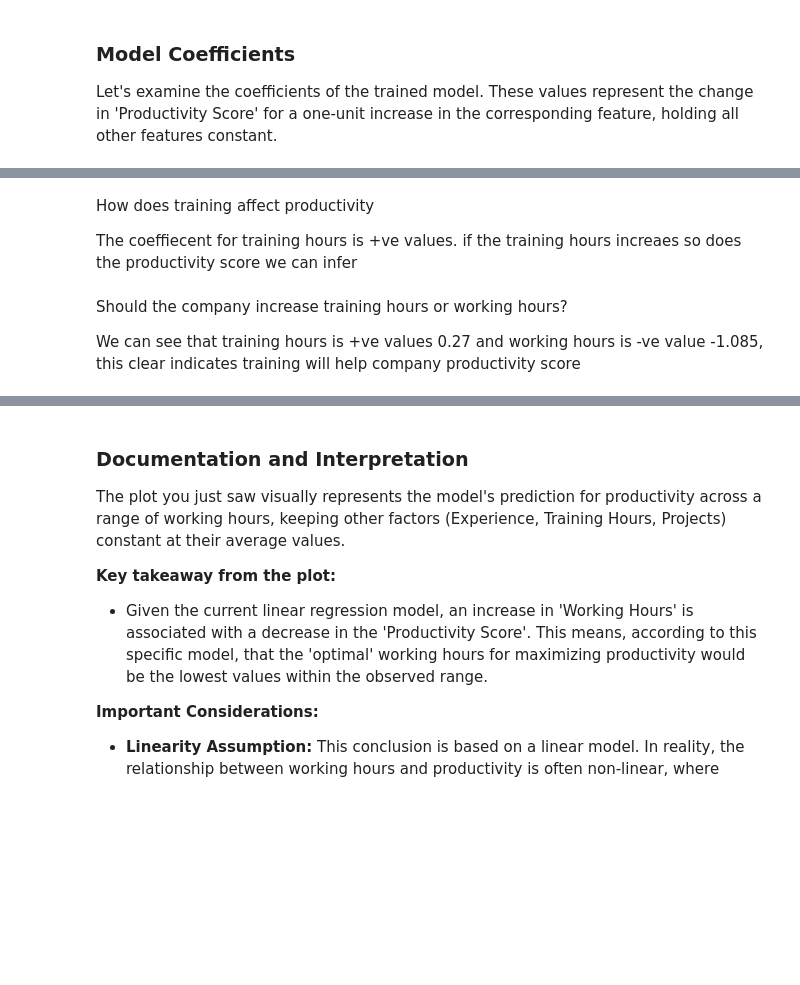
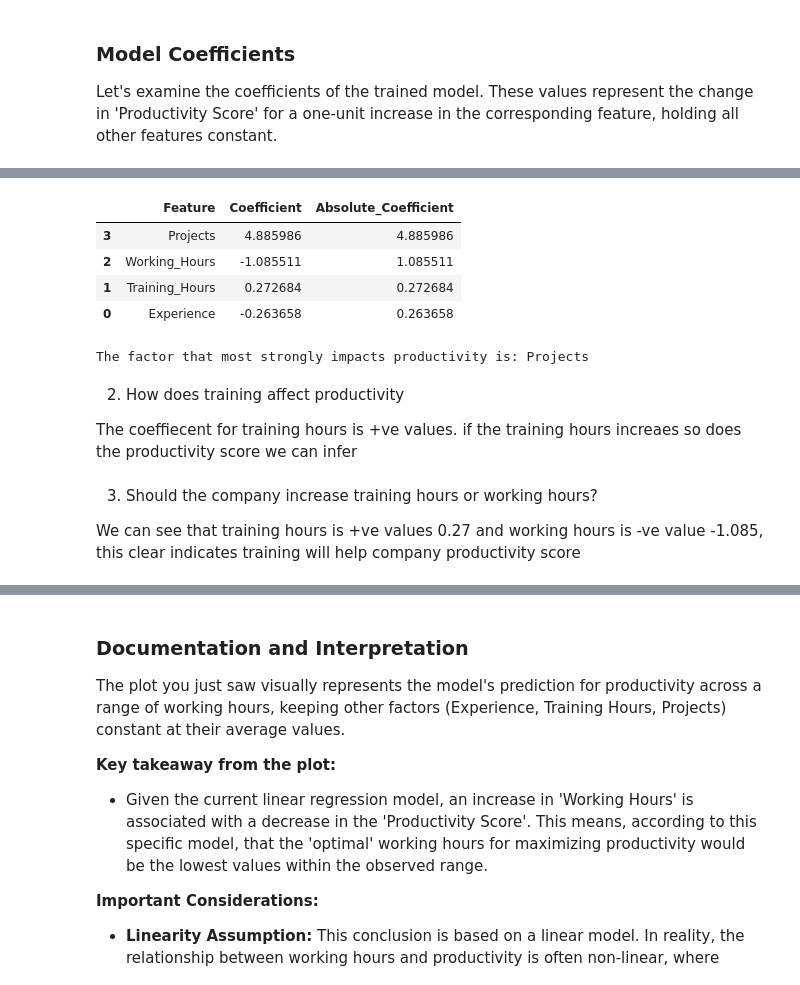
Before and after one commit to bhoomikaiyer540-hash/arugithub, a Jupyter notebook: Problem1.ipynb, the cells around one changed output, grey strips where cells are left out. Saved outputs shown, nothing was run; the diff lists cells and outputs as text; code cells hidden in the pictures; blank space fills up the shorter version.

```diff
--- a/Problem1.ipynb
+++ b/Problem1.ipynb
@@ -81,9 +121,21 @@ display(coefficients)
+# %%
+display(coefficients)
+
+most_impactful_feature = coefficients.iloc[0]['Feature']
+print(f"The factor that most strongly impacts productivity is: {most_impactful_feature}")
+# %% [output]
+|  | Feature | Coefficient | Absolute_Coefficient |
+| 3 | Projects | 4.885986 | 4.885986 |
+| 2 | Working_Hours | -1.085511 | 1.085511 |
+| 1 | Training_Hours | 0.272684 | 0.272684 |
+| 0 | Experience | -0.263658 | 0.263658 |
+The factor that most strongly impacts productivity is: Projects
 # %% [markdown]
-How does training affect productivity
+2. How does training affect productivity
 
 The coeffiecent for training hours is +ve values. if the training hours increaes so does the productivity score we can infer
 # %% [markdown]
-Should the company increase training hours or working hours?
+3. Should the company increase training hours or working hours?
 
 We can see that training hours is +ve values 0.27 and working hours is -ve value -1.085, this clear indicates training will help company productivity score
 # %%
```
Also changed, not shown: parts of 13 cells of this notebook.
